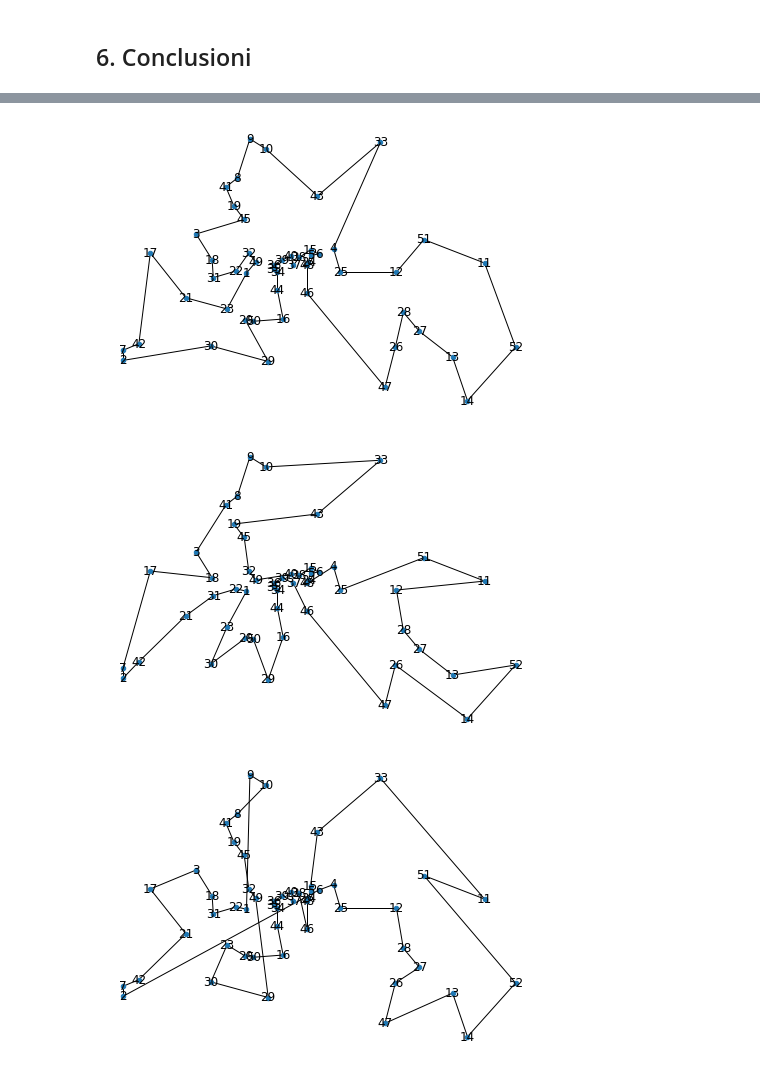
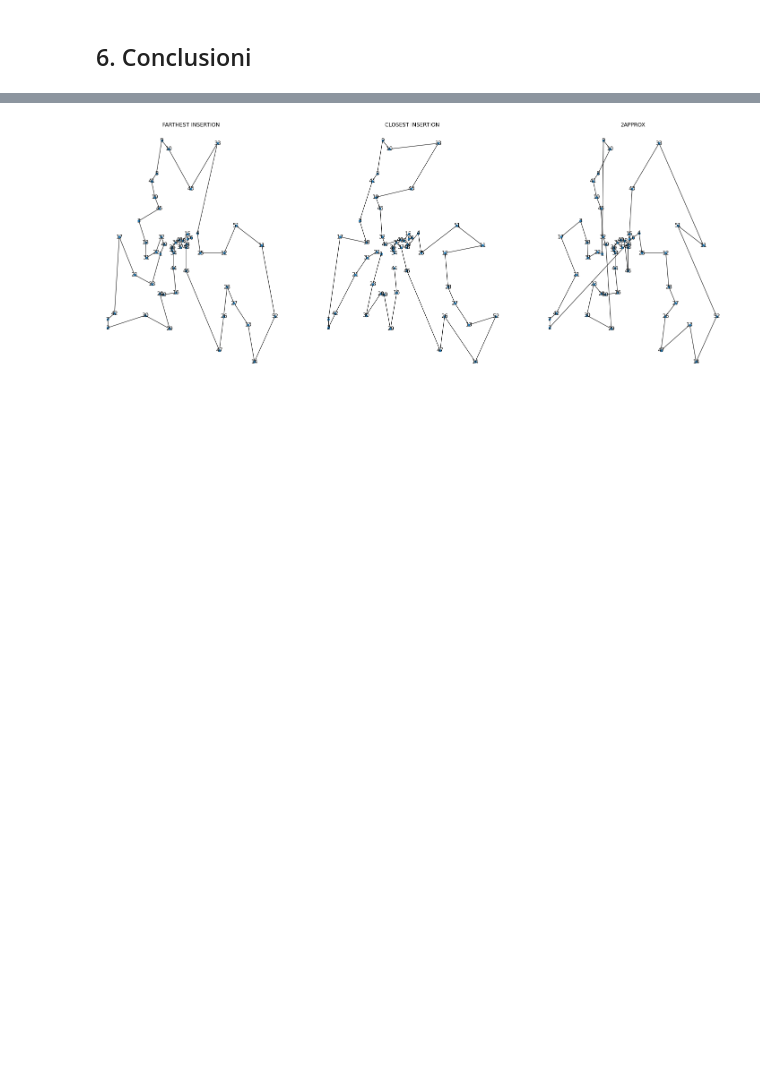
Before and after one commit to leopra/TravellingSalesmanAlgorithms, a Jupyter notebook: report.ipynb, the cells around one changed output, grey strips where cells are left out. Drawn from its saved outputs; the diff is of its cells as text; code cells hidden in the pictures; blank space fills up the shorter version.

```diff
--- a/report.ipynb
+++ b/report.ipynb
@@ -290,14 +302,15 @@ draw.drawPath('burma14.tsp', path2approx)
 # %%
 #berlin52 no held
 import DrawingTest as draw
 pathberlinfarth = [32,49,1,23,21,17,42,7,2,30,29,20,50,16,44,34,35,36,39,40,37,38,15,6,5,24,48,46,47,26,28,27,13,14,52,11,51,12,25,4,33,43,10,9,8,41,19,45,3,18,31,22]
 pathberlinclos = [22, 31, 21, 42, 2, 7, 17, 18, 3, 41, 8, 9, 10, 33, 43, 19, 45, 32, 49, 40, 38, 15, 6, 5, 24, 48, 4, 25, 51, 11, 12, 28, 27, 13, 52, 14, 26, 47, 46, 37, 39, 36, 35, 34, 44, 16, 29, 50, 20, 30, 23, 1]
 path2approxberlin = [33,43,15,5,24,48,46,38,40,37,39,36,35,34,44,16,50,20,23,30,29,49,32,45,19,41,8,10,9,1,22,31,18,3,17,21,42,7,2,6,4,25,12,28,27,26,47,13,14,52,51,11]
-draw.drawPath('berlin52.tsp', pathberlinfarth)
-draw.drawPath('berlin52.tsp', pathberlinclos)
-draw.drawPath('berlin52.tsp', path2approxberlin)
+
+k=[]
+k.append(pathberlinfarth)
+k.append(pathberlinclos)
+k.append(path2approxberlin)
+draw.drawPath('berlin52.tsp', k)
 # %% [output]
-[figure, old version]
+[figure, new version]
-[figure, removed]
-[figure, removed]
 # %%
```
Also changed, not shown: parts of 6 cells of this notebook, 3 other files.
